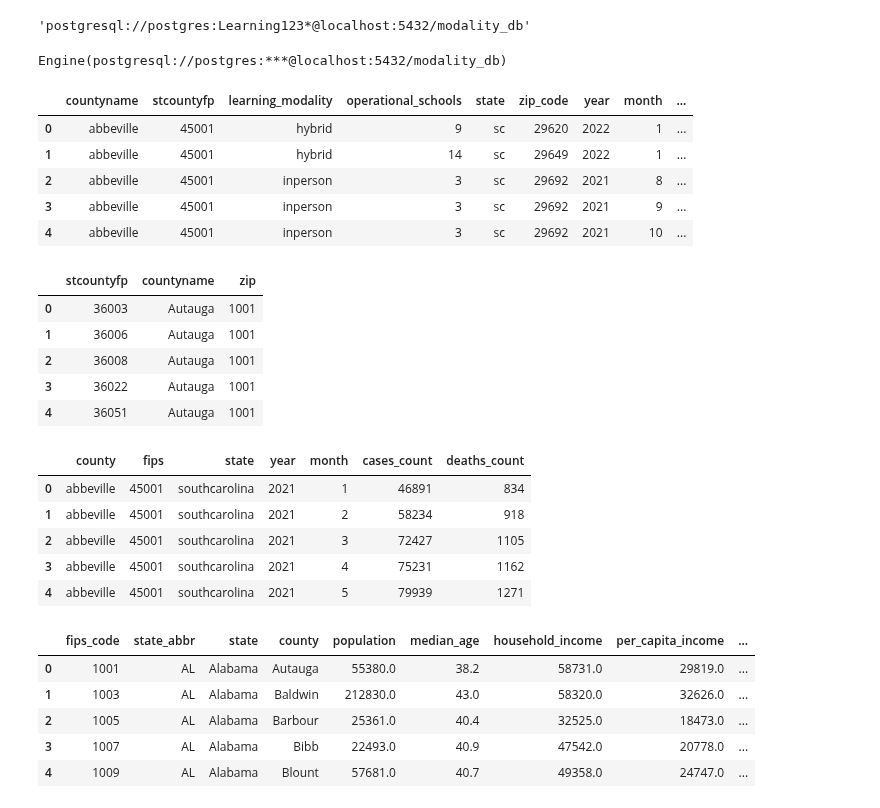
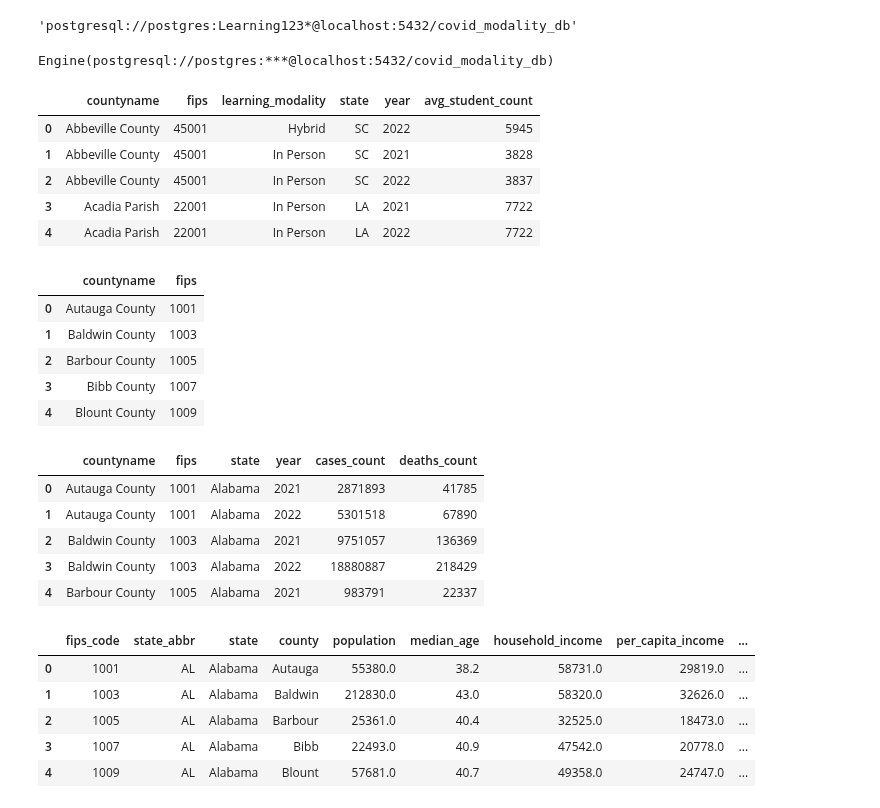
Before and after one commit to uzmabb182/Data602_Assignments, a Jupyter notebook: Final_Project_Data_602/postgresql/data_602_sqlalchemy_analysis.ipynb, the cells around one changed output. Cells and saved outputs as stored; diff of their text form; code cells hidden in the pictures.

```diff
--- a/Final_Project_Data_602/postgresql/data_602_sqlalchemy_analysis.ipynb
+++ b/Final_Project_Data_602/postgresql/data_602_sqlalchemy_analysis.ipynb
@@ -6,10 +6,10 @@ from sqlalchemy import create_engine
 from config import db_username, db_password
 
 # Path to postgres education_database
-database_path = f"postgresql://{db_username}:{db_password}@localhost:5432/modality_db"
+database_path = f"postgresql://{db_username}:{db_password}@localhost:5432/covid_modality_db"
 database_path
 # %% [output]
-'postgresql://postgres:Learning123*@localhost:5432/modality_db'
+'postgresql://postgres:Learning123*@localhost:5432/covid_modality_db'
 # %%
 # Create an engine that can talk to the database
 engine = create_engine(database_path)
@@ -21,37 +21,37 @@ conn = engine.connect()
 # %%
 engine
 # %% [output]
-Engine(postgresql://postgres:***@localhost:5432/modality_db)
+Engine(postgresql://postgres:***@localhost:5432/covid_modality_db)
 # %%
-modality_df = pd.read_sql('SELECT * FROM modality_df', conn)
+modality_df = pd.read_sql('SELECT * FROM modality', conn)
 modality_df.head()
 # %% [output]
-|  | countyname | stcountyfp | learning_modality | operational_schools | state | zip_code | year | month | ... |
-| 0 | abbeville | 45001 | hybrid | 9 | sc | 29620 | 2022 | 1 | ... |
-| 1 | abbeville | 45001 | hybrid | 14 | sc | 29649 | 2022 | 1 | ... |
-| 2 | abbeville | 45001 | inperson | 3 | sc | 29692 | 2021 | 8 | ... |
-| 3 | abbeville | 45001 | inperson | 3 | sc | 29692 | 2021 | 9 | ... |
-| 4 | abbeville | 45001 | inperson | 3 | sc | 29692 | 2021 | 10 | ... |
+|  | countyname | fips | learning_modality | state | year | avg_student_count |
+| 0 | Abbeville County | 45001 | Hybrid | SC | 2022 | 5945 |
+| 1 | Abbeville County | 45001 | In Person | SC | 2021 | 3828 |
+| 2 | Abbeville County | 45001 | In Person | SC | 2022 | 3837 |
+| 3 | Acadia Parish | 22001 | In Person | LA | 2021 | 7722 |
+| 4 | Acadia Parish | 22001 | In Person | LA | 2022 | 7722 |
 # %%
-fips_df = pd.read_sql('SELECT * FROM fips_df', conn)
+fips_df = pd.read_sql('SELECT * FROM fips', conn)
 fips_df.head()
 # %% [output]
-|  | stcountyfp | countyname | zip |
-| 0 | 36003 | Autauga | 1001 |
-| 1 | 36006 | Autauga | 1001 |
-| 2 | 36008 | Autauga | 1001 |
-| 3 | 36022 | Autauga | 1001 |
-| 4 | 36051 | Autauga | 1001 |
+|  | countyname | fips |
+| 0 | Autauga County | 1001 |
+| 1 | Baldwin County | 1003 |
+| 2 | Barbour County | 1005 |
+| 3 | Bibb County | 1007 |
+| 4 | Blount County | 1009 |
 # %%
-covid_df = pd.read_sql('SELECT * FROM covid_df', conn)
+covid_df = pd.read_sql('SELECT * FROM covid', conn)
 covid_df.head()
 # %% [output]
-|  | county | fips | state | year | month | cases_count | deaths_count |
-| 0 | abbeville | 45001 | southcarolina | 2021 | 1 | 46891 | 834 |
-| 1 | abbeville | 45001 | southcarolina | 2021 | 2 | 58234 | 918 |
-| 2 | abbeville | 45001 | southcarolina | 2021 | 3 | 72427 | 1105 |
-| 3 | abbeville | 45001 | southcarolina | 2021 | 4 | 75231 | 1162 |
-| 4 | abbeville | 45001 | southcarolina | 2021 | 5 | 79939 | 1271 |
+|  | countyname | fips | state | year | cases_count | deaths_count |
+| 0 | Autauga County | 1001 | Alabama | 2021 | 2871893 | 41785 |
+| 1 | Autauga County | 1001 | Alabama | 2022 | 5301518 | 67890 |
+| 2 | Baldwin County | 1003 | Alabama | 2021 | 9751057 | 136369 |
+| 3 | Baldwin County | 1003 | Alabama | 2022 | 18880887 | 218429 |
+| 4 | Barbour County | 1005 | Alabama | 2021 | 983791 | 22337 |
 # %%
 view_df =  pd.read_sql('SELECT * from fips_census_education', conn)
 view_df.head()
```
Also changed, not shown: 4 other files.
